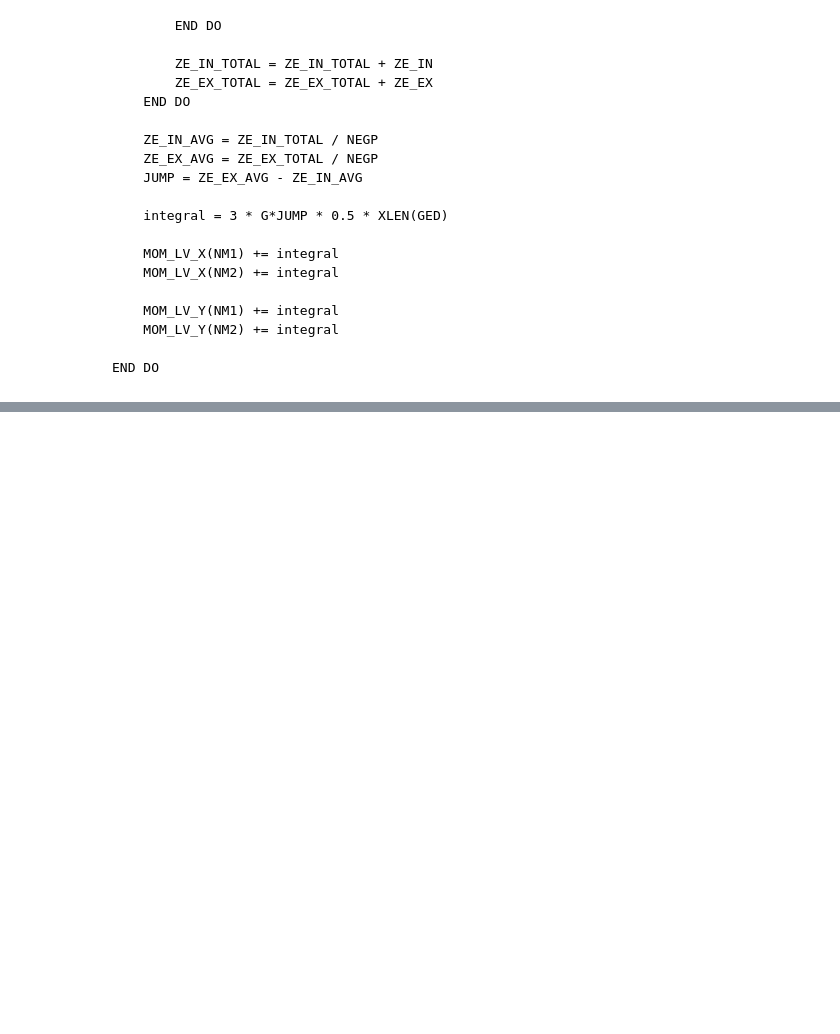
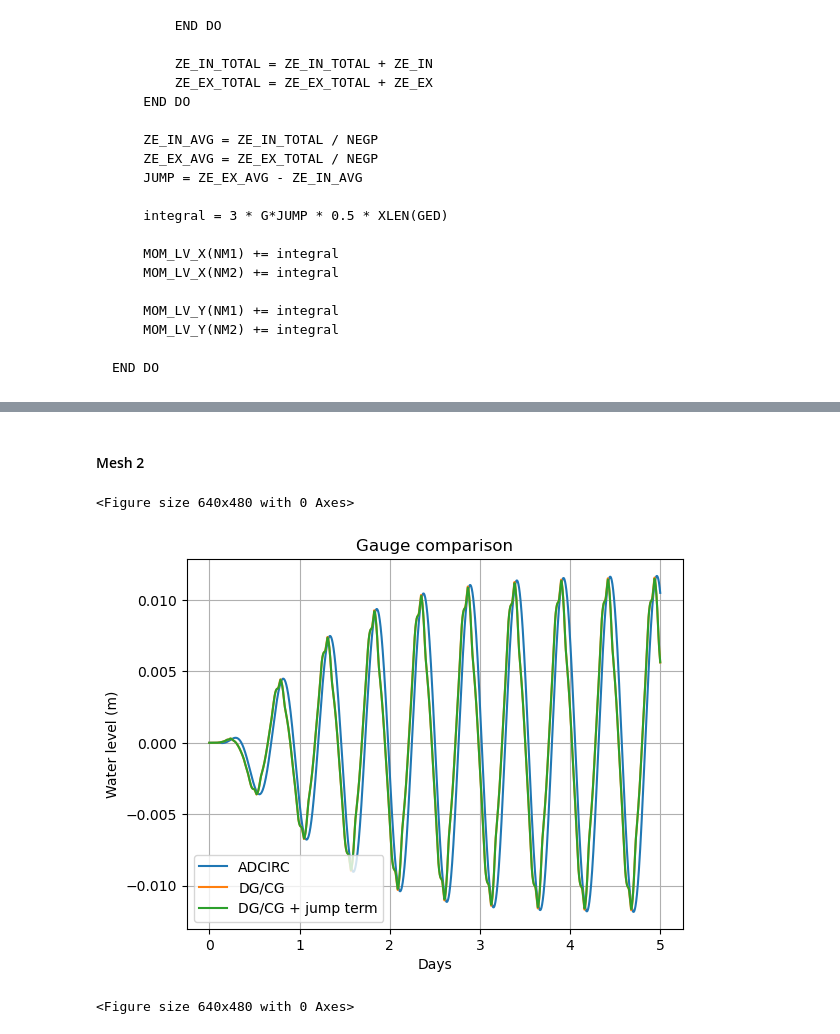
Before and after one commit to namo626/adcirc-notebooks, a Jupyter notebook: stabilized.ipynb, the cells around one changed output, grey strips where cells are left out. Saved outputs shown, nothing was run; the diff lists cells and outputs as text; code cells hidden in the pictures; blank space fills up the shorter version.

```diff
--- a/stabilized.ipynb
+++ b/stabilized.ipynb
@@ -70,0 +114,15 @@ END DO
+# %% [markdown]
+#### Mesh 2
+# %%
+st = 1
+ps = [
+    ('LynchGray/Mesh2/fort.61.adc', 'ADCIRC'),
+    ('LynchGray/Mesh2/fort.61.coupling', 'DG/CG'),
+    ('LynchGray/Mesh2/fort.61.stab', 'DG/CG + jump term')
+
+]
+f = plot_station(st, ps)
+# %% [output]
+<Figure size 640x480 with 0 Axes>
+[figure, added]
+<Figure size 640x480 with 0 Axes>
```
Also changed, not shown: parts of 14 cells of this notebook, 3 other files.
